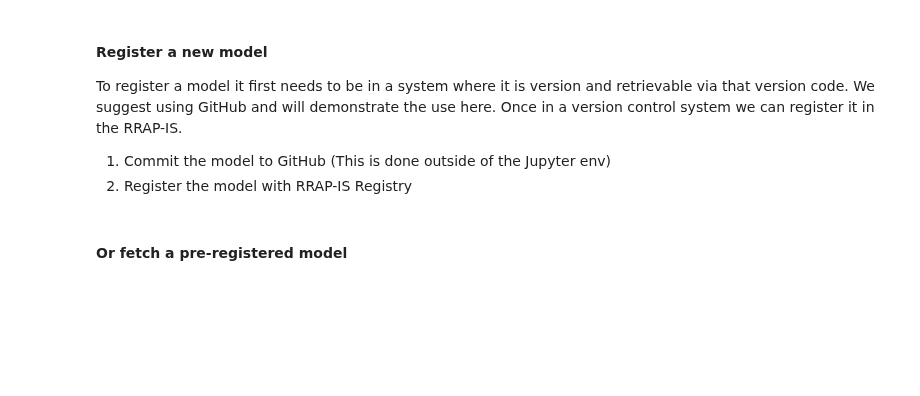
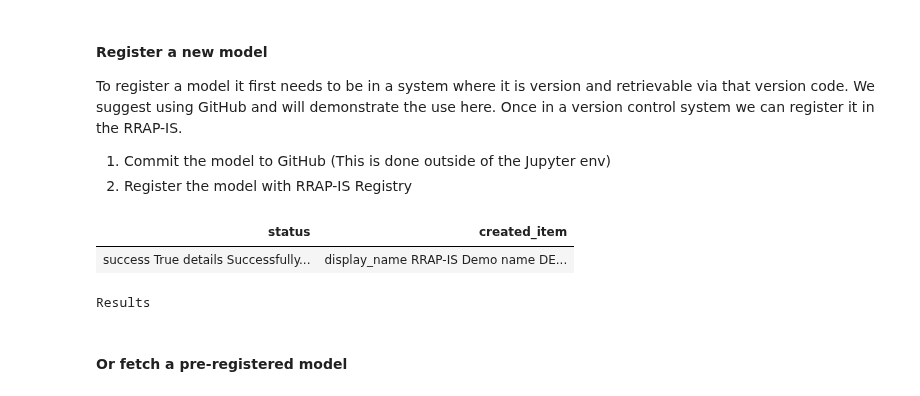
Before and after one commit to gbrrestoration/rrap-demo-blog, a Jupyter notebook: _notebooks/2022-09-09-rrap-is-workflow.ipynb, the cells around one changed output. Cells and saved outputs as stored; diff of their text form; code cells hidden in the pictures; blank space fills up the shorter version.

```diff
--- a/_notebooks/2022-09-09-rrap-is-workflow.ipynb
+++ b/_notebooks/2022-09-09-rrap-is-workflow.ipynb
@@ -181,6 +181,7 @@ class ItemType(Enum):
     ORGANISATION = 3
     MODELRUN = 4
     MODEL_RUN_WORKFLOW = 5
+    DATASET_TEMPLATE = 6
 
 class ProvTypeFromItemType(Switch):
     def MODEL(self):
@@ -196,6 +197,9 @@ class ProvTypeFromItemType(Switch):
         return ProvType.ACTIVITY
 
     def MODEL_RUN_WORKFLOW(self):
+        return ProvType.ENTITY
+
+    def DATASET_TEMPLATE(self):
         return ProvType.ENTITY
 
 prov_of_item = ProvTypeFromItemType(ItemType)
@@ -331,14 +354,19 @@ To register a model it first needs to be in a system where it is version and ret
 # %%
 model = [{
     "display_name": "RRAP-IS Demo",
     "name": "DEMO",
     "description": "Dummy model for demonstartion purposes",
     "documentation_url": "https://github.com/gbrrestoration/rrap-demo-model/blob/main/README.md",
     "source_url": "https://github.com/gbrrestoration/rrap-demo-model.git"
     }]
 auth = token_manager.get_auth
 response_json = [register_item(model, ItemType.MODEL, auth) for model in model]
+model_id = response_json[0]['created_item']['id']
 HTML(json_to_md(response_json))
+# %% [output]
+| status | created_item |
+| success True details Successfully... | display_name RRAP-IS Demo name DE... |
+Results
 # %% [markdown]
 #### Or fetch a pre-registered model
 # %%
```
Also changed, not shown: parts of 15 cells of this notebook.
